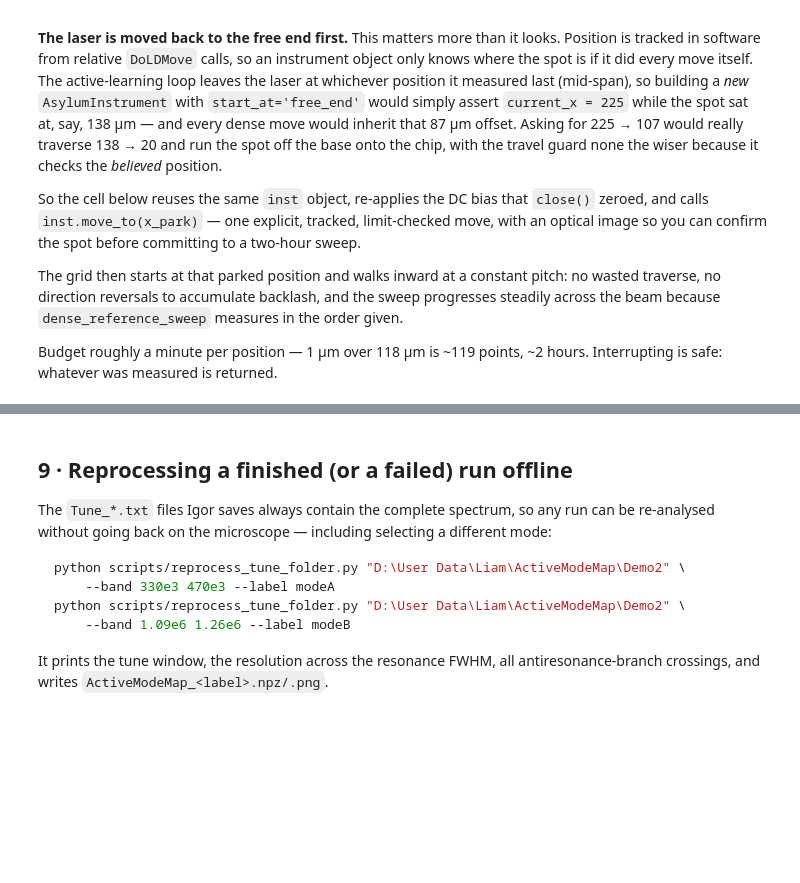
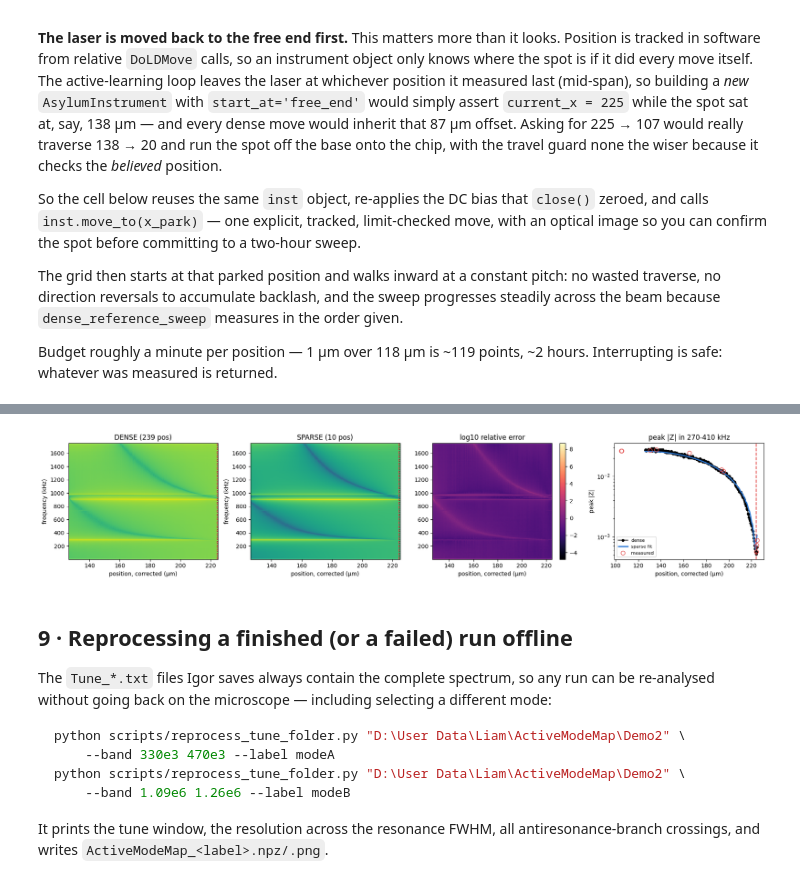
Before and after one commit to Liambcollins/ActiveModeMap, a Jupyter notebook: notebooks/03_run_on_instrument.ipynb, the cells around one changed output, grey strips where cells are left out. Cells and saved outputs as stored; diff of their text form; code cells hidden in the pictures; blank space fills up the shorter version.

```diff
--- a/notebooks/03_run_on_instrument.ipynb
+++ b/notebooks/03_run_on_instrument.ipynb
@@ -378,7 +373,7 @@ order given.
 Budget roughly a minute per position — 1 µm over 118 µm is ~119 points, ~2 hours.
 Interrupting is safe: whatever was measured is returned.
 # %%
-DENSE_STEP_UM = 1.0     # uniform pitch; 1 um over a 118 um span is ~119 points
+DENSE_STEP_UM = 0.5     # uniform pitch; 1 um over a 118 um span is ~119 points
 
 x_park = x_grid[-1] if START_AT == 'free_end' else x_grid[0]
 x_far  = x_grid[0]  if START_AT == 'free_end' else x_grid[-1]
@@ -397,11 +392,22 @@ print(f'\n{x_dense.size} positions at {DENSE_STEP_UM:g} um pitch, '
       f'({"inward from the free end" if START_AT == "free_end" else "outward from the base"})')
 print(f'estimated time: ~{x_dense.size} min. Raise DENSE_STEP_UM to cut it down.')
 
+# Mark the record boundary BEFORE the dense sweep starts. inst.records accumulates
+# across both passes, and section 7 needs them separated to fit the position-scale
+# correction from InvOLS. Recovering the split afterwards by matching positions is
+# ambiguous the moment a position is revisited or retried.
+n_rec_sparse = len(inst.records)
+
 x_d, F_d, Z_d = dense_reference_sweep(inst, x_dense)   # measured in this order
 inst.close()
 
+records_sparse = inst.records[:n_rec_sparse]
+records_dense  = inst.records[n_rec_sparse:]
+print(f'records: {len(records_sparse)} from the AL loop, {len(records_dense)} from the dense sweep')
+
 np.savez(os.path.join(file_loc, 'DenseReference.npz'), x_um=x_d, freq_Hz=F_d, Z=Z_d,
-         step_um=DENSE_STEP_UM, probe_L_um=PROBE_L_UM)
+         step_um=DENSE_STEP_UM, probe_L_um=PROBE_L_UM,
+         n_rec_sparse=n_rec_sparse)
 inst.save_log(os.path.join(file_loc, 'DenseReference_log.csv'))
 print(f'\nsaved DenseReference.npz — {x_d.size} positions x {F_d.size} frequencies')
 # %% [output]
@@ -427,6 +467,20 @@ estimated time: ~121 min. Raise DENSE_STEP_UM to cut it down.
 # %%
-cmp = compare_to_dense(mm, rec, x_d, F_d, Z_d, dns_band_Hz=DNS_BAND_HZ)
+# --- 1. recover the dense pass's true position axis from its own InvOLS ------
+# Falls back to identity ONLY if the records are missing (e.g. an old checkpoint),
+# and says so loudly rather than quietly comparing mismatched axes.
+try:
+    pscale = fit_position_scale(records_sparse, records_dense)
+except (NameError, ValueError) as e:
+    print(f'!! could not fit the position scale ({e})')
+    print('!! falling back to IDENTITY — positions are assumed shared, which for a '
+          'dense sweep of small steps is probably WRONG. Treat D-NS with suspicion.')
+    pscale = PositionScale.identity()
 
+cmp = compare_to_dense(mm, rec, x_d, F_d, Z_d, dns_band_Hz=DNS_BAND_HZ,
+                       position_scale=pscale)
+x_dc = cmp['x_dense_corrected']
+
+print(f"\nposition scale : {cmp['position_scale']}")
 print(f"dense  D-NS : {cmp['dns_dense']:.2f} µm  "
       f"({inst.um_from_free_end(cmp['dns_dense']):.2f} µm from the free end) "
       f"from {cmp['n_dense']} positions")
@@ -435,16 +489,28 @@ print(f"sparse D-NS : {cmp['dns_sparse']:.2f} µm  "
       f"from {cmp['n_sparse']} positions")
 print(f"difference  : {cmp['delta']:+.2f} µm      "
       f"speed-up: {cmp['n_dense']/cmp['n_sparse']:.1f}x fewer positions")
+if not cmp['position_scale'].is_identity:
+    print(f"  (uncorrected this would have read dense {cmp['dns_dense_raw']:.2f} µm, "
+          f"difference {cmp['delta_raw']:+.2f} µm — the size of the repair)")
 print(f"map error   : mean {100*cmp['rel_err_mean']:.1f}%, max {100*cmp['rel_err_max']:.1f}% "
       "(per position, relative)")
+print(f"peak |Z| sparse/dense: median {cmp['peak_ratio_median']:.3f} "
+      f"over {cmp['amp_band_Hz'][0]/1e3:.0f}-{cmp['amp_band_Hz'][1]/1e3:.0f} kHz")
 if len(cmp['crossings_dense']) > 1:
     print(f"NOTE: dense map has {len(cmp['crossings_dense'])} branch crossings: "
           f"{np.round(cmp['crossings_dense'], 1)} µm — more than one null in the span.")
 
-# side by side: dense truth, sparse reconstruction, and their difference
+# --- 2. optional independent check from the optical frames -------------------
+# Uncomment to cross-check the InvOLS scale against the saved FAMap images.
+# import glob
+# tifs = sorted(glob.glob(os.path.join(file_loc, 'FAMap*.tif')))
+# print(fit_position_scale_optical(tifs[:len(records_sparse)],
+#                                  [r['position_x_um'] for r in records_sparse]))
+
+# --- 3. side by side, all on the corrected axis ------------------------------
 fk = mm.freq / 1e3
-Zs = rec['Zrec'][[int(np.argmin(np.abs(mm.x_grid - x))) for x in x_d]]
-ext = [x_d[0], x_d[-1], fk[0], fk[-1]]
+Zs = rec['Zrec'][[int(np.argmin(np.abs(mm.x_grid - x))) for x in x_dc]]
+ext = [x_dc[0], x_dc[-1], fk[0], fk[-1]]
 fig, ax = plt.subplots(1, 4, figsize=(18, 3.8))
 for a, (M, t) in zip(ax[:2], [(cmp['Z_dense_on_grid'], f'DENSE ({cmp["n_dense"]} pos)'),
                               (Zs, f'SPARSE ({cmp["n_sparse"]} pos)')]):
@@ -452,20 +518,24 @@ for a, (M, t) in zip(ax[:2], [(cmp['Z_dense_on_grid'], f'DENSE ({cmp["n_dense"]}
              extent=ext, cmap='viridis')
     a.axvline(cmp['dns_dense'], color='k', ls=':', lw=1.3)
     a.axvline(cmp['dns_sparse'], color='#e34948', ls='--', lw=1.3)
-    a.set_title(t); a.set_xlabel('position (µm)'); a.set_ylabel('frequency (kHz)')
+    a.set_title(t); a.set_xlabel('position, corrected (µm)'); a.set_ylabel('frequency (kHz)')
 im = ax[2].imshow(np.log10(np.abs(Zs - cmp['Z_dense_on_grid']).T
                            / (np.abs(cmp['Z_dense_on_grid']).T + 1e-12) + 1e-6),
                   origin='lower', aspect='auto', extent=ext, cmap='magma')
-ax[2].set_title('log10 relative error'); ax[2].set_xlabel('position (µm)')
+ax[2].set_title('log10 relative error'); ax[2].set_xlabel('position, corrected (µm)')
 plt.colorbar(im, ax=ax[2])
-ires = cmp['ires_dense']
-ax[3].semilogy(x_d, np.abs(cmp['Z_dense_on_grid'][:, ires]), 'ko-', ms=4, label='dense')
-ax[3].semilogy(x_d, np.abs(Zs[:, ires]), '-', color='#2a78d6', lw=2, label='sparse fit')
-ax[3].plot(rec['x_sel'], np.abs(rec['Zsel'][:, ires]), 'o', color='#e34948',
-           ms=7, mfc='none', label='measured')
+
+# peak-in-band, not a fixed-frequency cut -- see the markdown above
+pk_meas, _ = peak_in_band(mm.freq, rec['Zsel'], cmp['amp_band_Hz'])
+ax[3].semilogy(x_dc, cmp['peak_dense'], 'ko-', ms=4, label='dense')
+ax[3].semilogy(x_dc, cmp['peak_sparse'], '-', color='#2a78d6', lw=2, label='sparse fit')
+ax[3].plot(rec['x_sel'], pk_meas, 'o', color='#e34948', ms=7, mfc='none', label='measured')
 ax[3].axvline(cmp['dns_sparse'], color='#e34948', ls='--')
-ax[3].set_title(f'on-resonance cut ({mm.freq[ires]/1e3:.1f} kHz)')
-ax[3].set_xlabel('position (µm)'); ax[3].set_ylabel('|Z|'); ax[3].legend(fontsize=8)
+ax[3].set_title(f'peak |Z| in {cmp["amp_band_Hz"][0]/1e3:.0f}-'
+                f'{cmp["amp_band_Hz"][1]/1e3:.0f} kHz')
+ax[3].set_xlabel('position, corrected (µm)'); ax[3].set_ylabel('peak |Z|')
+ax[3].legend(fontsize=8)
 plt.tight_layout()
 fig.savefig(os.path.join(file_loc, 'SparseVsDense.png'), dpi=150, bbox_inches='tight')
 print('\nsaved SparseVsDense.png')
+# %% [output]
@@ -472,3 +556,4 @@ print('\nsaved SparseVsDense.png')
+[figure, added]
 # %% [markdown]
 ## 9 · Reprocessing a finished (or a failed) run offline
 
```
Also changed, not shown: parts of 12 cells of this notebook, 3 other files.
